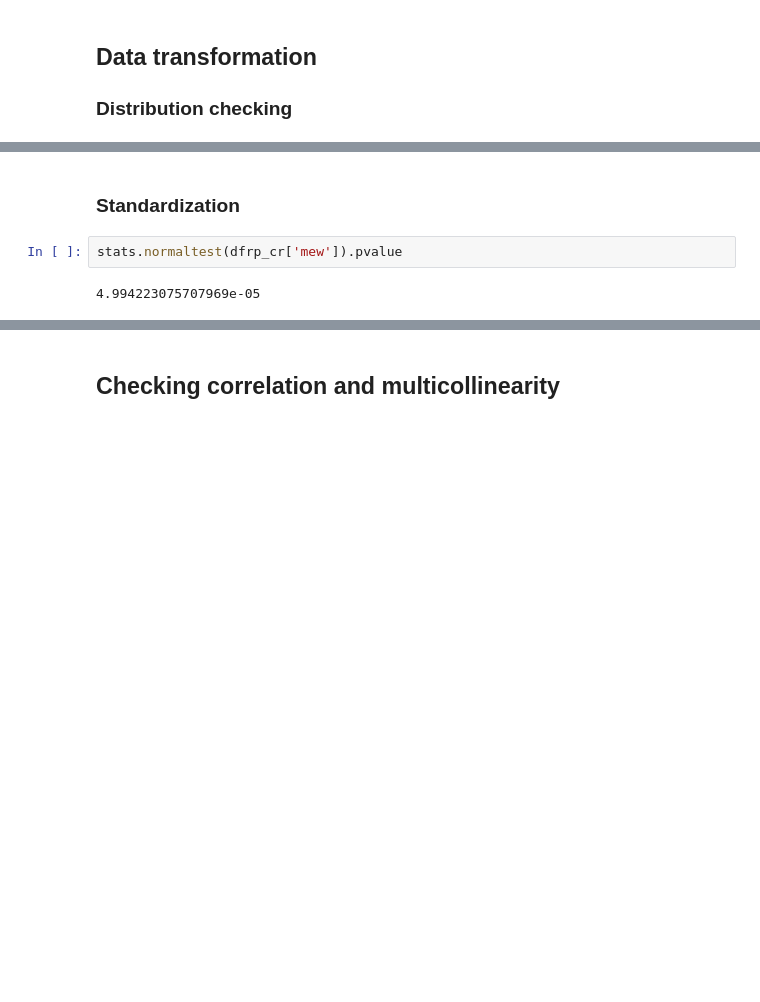
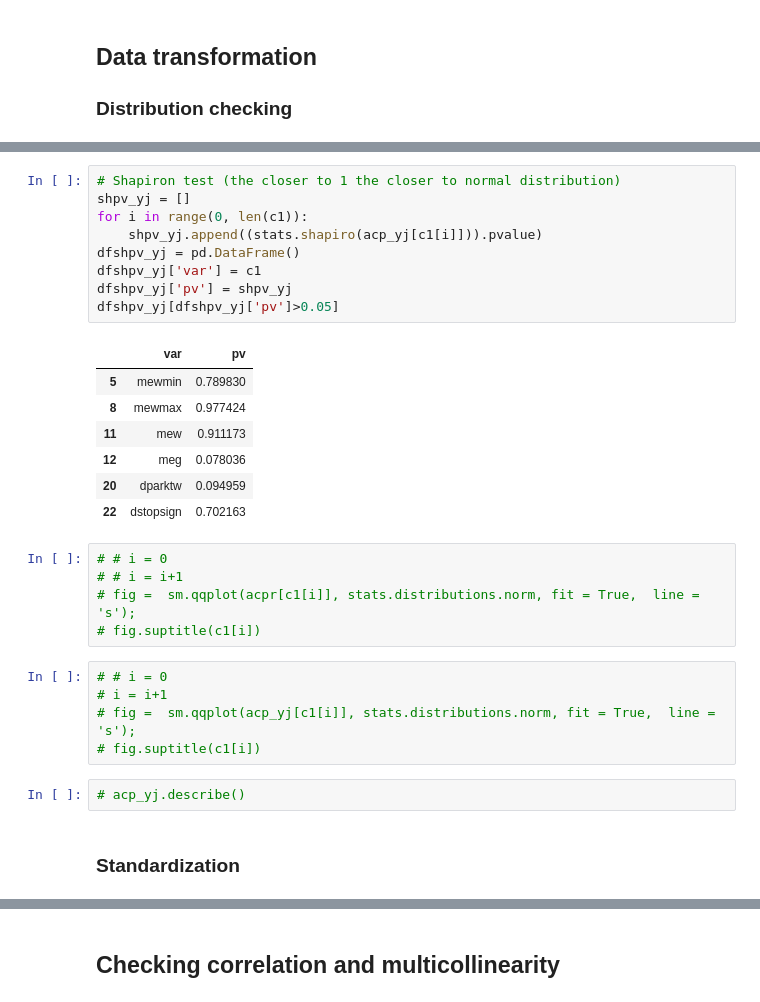
Before and after one commit to yeluH/MT_FI, a Jupyter notebook: Notebooks/4_Regression_presence_of_accident.ipynb, the cells around one changed output, grey strips where cells are left out. Saved outputs shown, nothing was run; the diff lists cells and outputs as text; blank space fills up the shorter version.

```diff
--- a/Notebooks/4_Regression_presence_of_accident.ipynb
+++ b/Notebooks/4_Regression_presence_of_accident.ipynb
@@ -182,6 +257,31 @@ print(acpr.shape, acsr.shape)
+# %%
+# Shapiron test (the closer to 1 the closer to normal distribution)
+shpv_yj = []
+for i in range(0, len(c1)):
+    shpv_yj.append((stats.shapiro(acp_yj[c1[i]])).pvalue)
+dfshpv_yj = pd.DataFrame()
+dfshpv_yj['var'] = c1
+dfshpv_yj['pv'] = shpv_yj
+dfshpv_yj[dfshpv_yj['pv']>0.05]
+# %% [output]
+|  | var | pv |
+| 5 | mewmin | 0.789830 |
+| 8 | mewmax | 0.977424 |
+| 11 | mew | 0.911173 |
+| 12 | meg | 0.078036 |
+| 20 | dparktw | 0.094959 |
+| 22 | dstopsign | 0.702163 |
+# %%
+# # i = 0
+# # i = i+1
+# fig =  sm.qqplot(acpr[c1[i]], stats.distributions.norm, fit = True,  line = 's');
+# fig.suptitle(c1[i])
+# %%
+# # i = 0
+# i = i+1
+# fig =  sm.qqplot(acp_yj[c1[i]], stats.distributions.norm, fit = True,  line = 's');
+# fig.suptitle(c1[i])
+# %%
+# acp_yj.describe()
 # %% [markdown]
 ### Standardization
-# %%
-stats.normaltest(dfrp_cr['mew']).pvalue
-# %% [output]
-4.994223075707969e-05
```
Also changed, not shown: parts of 20 cells of this notebook.
